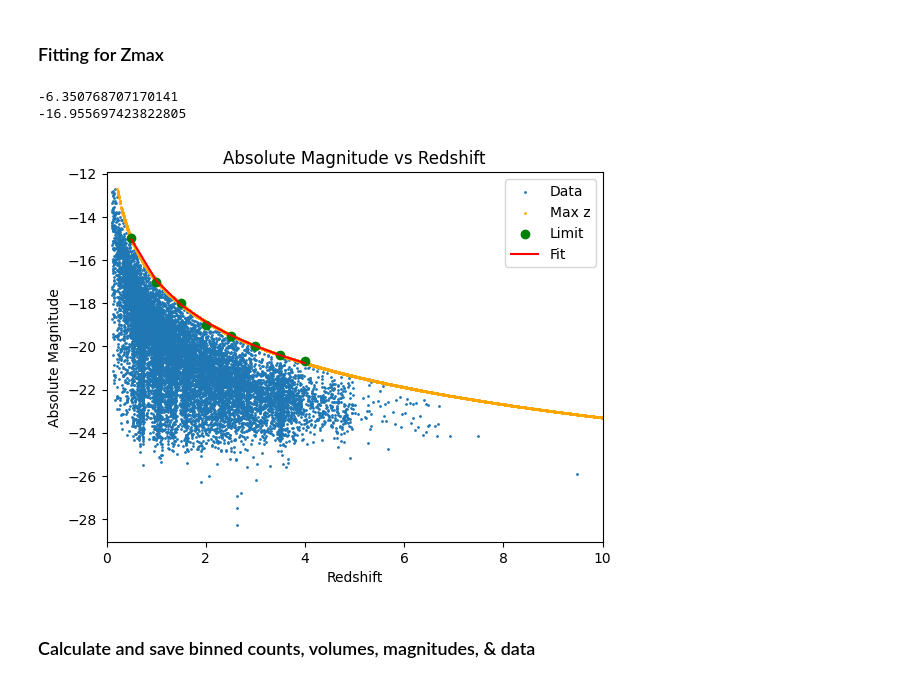
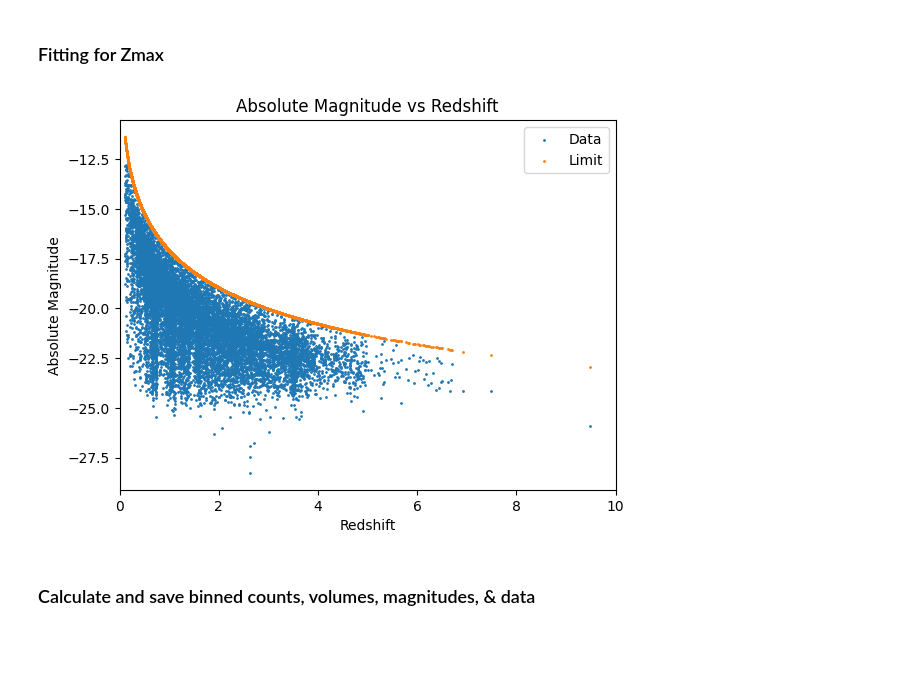
Before and after one commit to daniel-lyon/MPhil-Code, a Jupyter notebook: LUMFUNCS/vmax.ipynb, the cells around one changed output. Saved outputs shown, nothing was run; the diff lists cells and outputs as text; code cells hidden in the pictures; blank space fills up the shorter version.

```diff
--- a/LUMFUNCS/vmax.ipynb
+++ b/LUMFUNCS/vmax.ipynb
@@ -87,36 +87,21 @@ plt.show()
 # %% [markdown]
 ### Fitting for Zmax
 # %%
-z = z[mag_ab <= mag_lim]
-Mag_abs = Mag_abs[mag_ab <= mag_lim]
+z = z[mask]
+Mag_abs = Mag_abs[mask]
 
-x_points = np.array([0.5, 1, 1.5, 2, 2.5, 3, 3.5, 4])
-y_points = np.array([-15, -17, -18, -19, -19.5, -20, -20.4, -20.7])
-
-def log_fit(x, a, b):
-    return a * np.log10(x) + b
-
-params, covars = curve_fit(log_fit, x_points, y_points)
-
-for p in params:
-    print(p)
-
-max_z = 10 ** ((Mag_abs + 16.95) / (-6.35))
+M_lim = mag_lim - 5 * np.log10(dists[mask] / 10) # absolute magnitude limit
 
 plt.scatter(z, Mag_abs, s=1, label='Data')
-plt.scatter(max_z, Mag_abs, s=1, color='orange', label='Max z')
-plt.scatter(x_points, y_points, color='green', label='Limit')
-plt.plot(x_points, log_fit(x_points, *params), color='red', label='Fit')
+plt.scatter(z, M_lim, s=1, label='Limit')
 plt.title('Absolute Magnitude vs Redshift')
 plt.xlabel('Redshift')
 plt.ylabel('Absolute Magnitude')
 plt.xlim(0, 10)
 plt.legend()
 plt.show()
 # %% [output]
--6.350768707170141
--16.955697423822805
-[figure, old version]
+[figure, new version]
 # %% [markdown]
 ### Calculate and save binned counts, volumes, magnitudes, & data
 # %%
```
Also changed, not shown: 3 other files.
